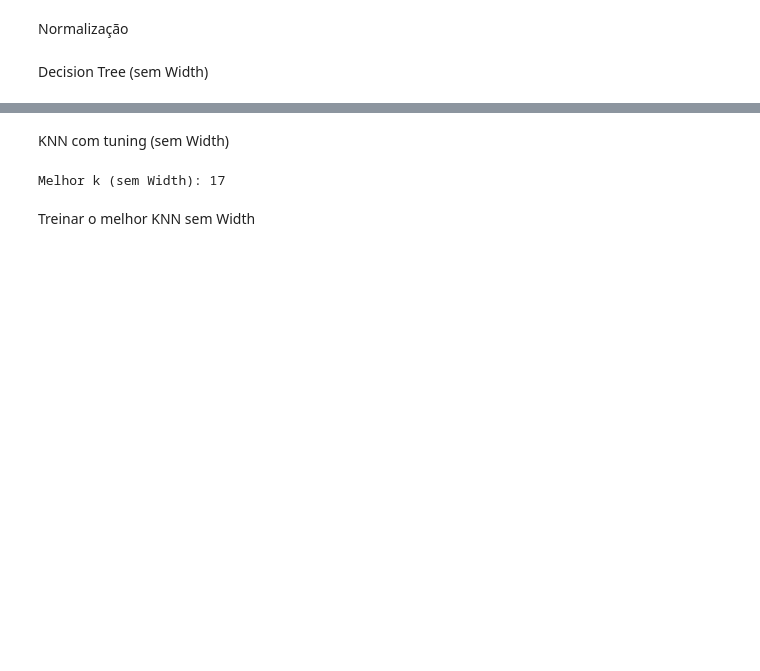
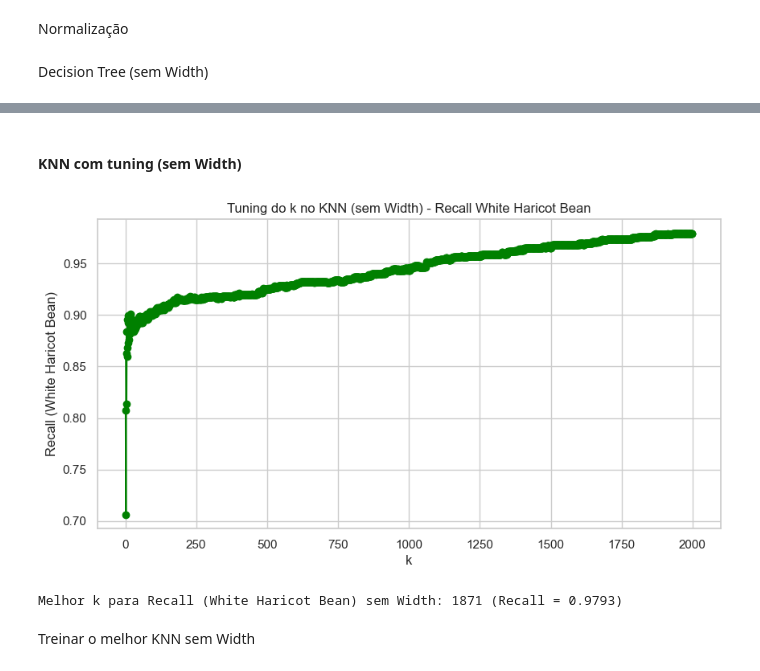
Before and after one commit to tomasgferreira06/ML_Challenge1, a Jupyter notebook: proj.ipynb, the cells around one changed output, grey strips where cells are left out. Drawn from its saved outputs; the diff is of its cells as text; code cells hidden in the pictures; blank space fills up the shorter version.

```diff
--- a/proj.ipynb
+++ b/proj.ipynb
@@ -583,21 +624,34 @@ Matriz de Confusão:
 [[345 189]
  [165 754]]
 # %% [markdown]
-KNN com tuning (sem Width)
+#### KNN com tuning (sem Width)
 # %%
-accuracies_r = []
-k_values_r = range(1, 30, 2)
+recalls_white_bean_r = []  # Recall para White Haricot Bean (classe 1)
+k_values_r = range(1, 2000)
 
 for k in k_values_r:
     knn_temp = KNeighborsClassifier(n_neighbors=k)
     knn_temp.fit(Xr_train_scaled, yr_train)
-    acc = knn_temp.score(Xr_test_scaled, yr_test)
-    accuracies_r.append(acc)
+    yr_pred_temp = knn_temp.predict(Xr_test_scaled)
 
-best_k_r = k_values_r[accuracies_r.index(max(accuracies_r))]
-print("Melhor k (sem Width):", best_k_r)
+    # Recall para White Haricot Bean (classe 1)
+    recall_per_class = recall_score(yr_test, yr_pred_temp, average=None)
+    recalls_white_bean_r.append(recall_per_class[1])
+
+# Plot
+plt.figure(figsize=(10, 5))
+plt.plot(k_values_r, recalls_white_bean_r, marker="o", color='green')
+plt.xlabel("k")
+plt.ylabel("Recall (White Haricot Bean)")
+plt.title("Tuning do k no KNN (sem Width) - Recall White Haricot Bean")
+plt.grid(True)
+plt.show()
+
+best_k_r = k_values_r[recalls_white_bean_r.index(max(recalls_white_bean_r))]
+print(f"Melhor k para Recall (White Haricot Bean) sem Width: {best_k_r} (Recall = {max(recalls_white_bean_r):.4f})")
 # %% [output]
+[figure, added]
-Melhor k (sem Width): 17
+Melhor k para Recall (White Haricot Bean) sem Width: 1871 (Recall = 0.9793)
 # %% [markdown]
 Treinar o melhor KNN sem Width
 # %%
```
Also changed, not shown: parts of 20 cells of this notebook, 1 other file.
